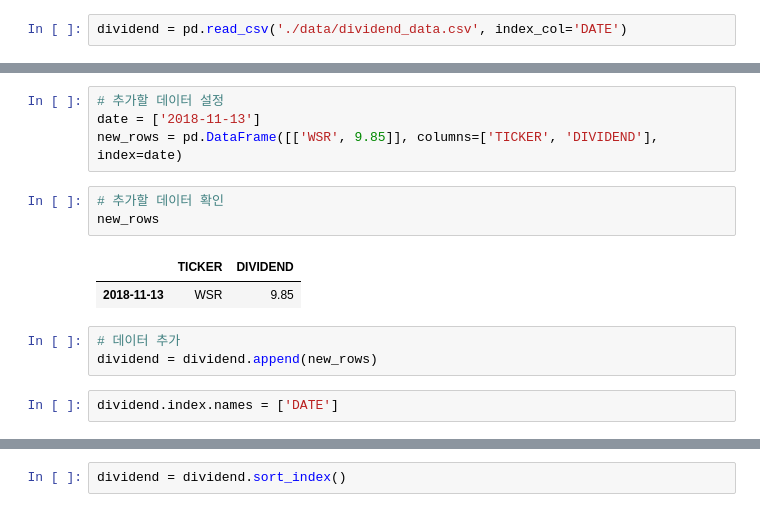
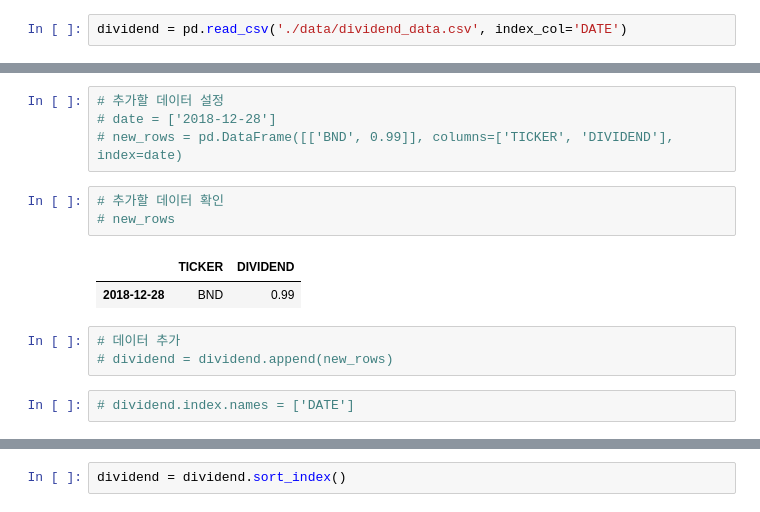
Before and after one commit to angelxtry/PyDataSc, a Jupyter notebook: StockDividend/basic_work_02-DataInsert.ipynb, the cells around one changed output, grey strips where cells are left out. Saved outputs shown, nothing was run; the diff lists cells and outputs as text.

```diff
--- a/StockDividend/basic_work_02-DataInsert.ipynb
+++ b/StockDividend/basic_work_02-DataInsert.ipynb
@@ -30,18 +30,18 @@ memory usage: 3.0+ KB
 # %%
 # 추가할 데이터 설정
-date = ['2018-11-13']
-new_rows = pd.DataFrame([['WSR', 9.85]], columns=['TICKER', 'DIVIDEND'], index=date)
+# date = ['2018-12-28']
+# new_rows = pd.DataFrame([['BND', 0.99]], columns=['TICKER', 'DIVIDEND'], index=date)
 # %%
 # 추가할 데이터 확인
-new_rows
+# new_rows
 # %% [output]
 |  | TICKER | DIVIDEND |
-| 2018-11-13 | WSR | 9.85 |
+| 2018-12-28 | BND | 0.99 |
 # %%
 # 데이터 추가
-dividend = dividend.append(new_rows)
+# dividend = dividend.append(new_rows)
 # %%
-dividend.index.names = ['DATE']
+# dividend.index.names = ['DATE']
 # %%
 dividend.tail()
 # %% [output]
```
Also changed, not shown: parts of 5 cells of this notebook, 4 other files.
